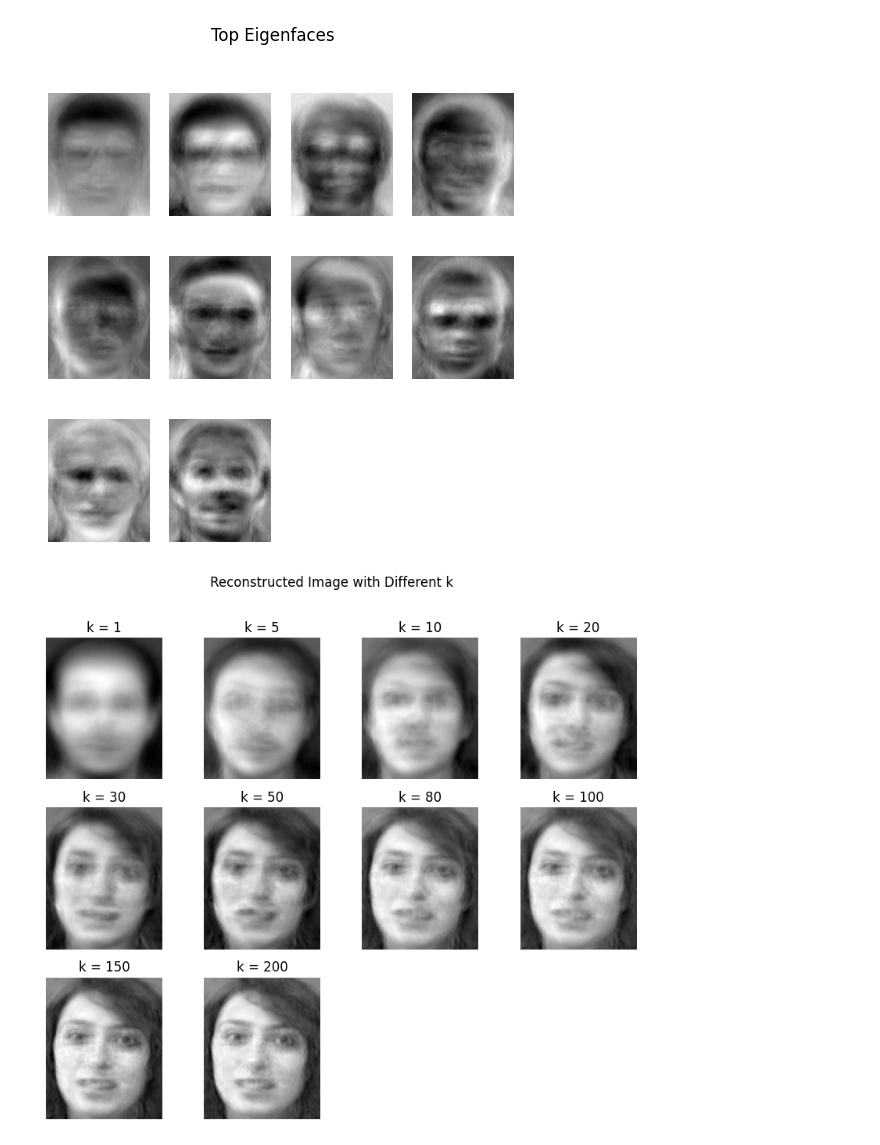
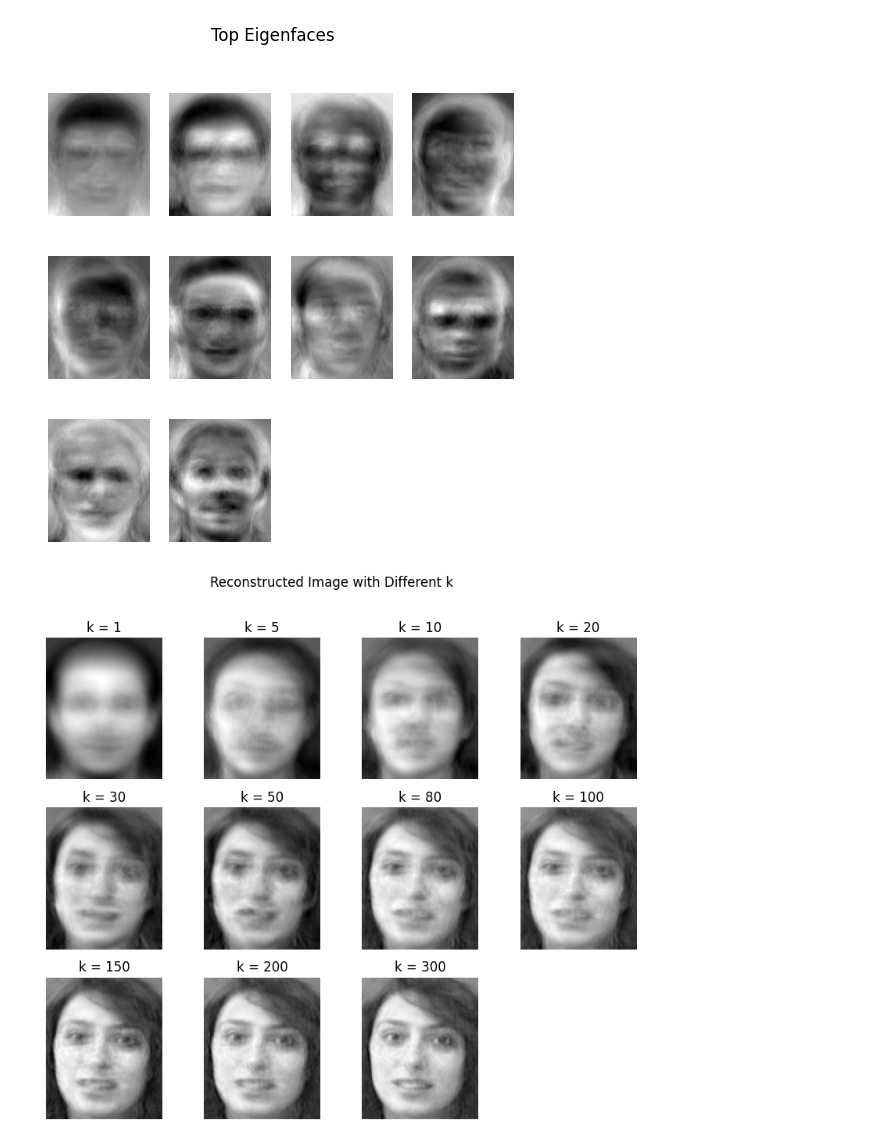
Before and after one commit to Masters-Halmstad/Math_Lab_1, a Jupyter notebook: part1.ipynb, the cells around one changed output. Drawn from its saved outputs; the diff is of its cells as text; code cells hidden in the pictures.

```diff
--- a/part1.ipynb
+++ b/part1.ipynb
@@ -149,23 +125,23 @@ def pca_reconstruct(U, S, Vt, mean_image, k):
 # %%
 # Comparing the different k values
-k_values = [1,5,10,20,30,50,80,100,150,200]
+k_values = [1, 5, 10, 20, 30, 50, 80, 100, 150, 200, 300]
 
 set_number = 8
 
 img_index = (set_number - 1) * 10
 plt.figure(figsize=(10,8))
 
 for i, k in enumerate(k_values):
     recon = reconstruct_image(X_centered[img_index], mean_face, Vt, k)
     plt.subplot(3,4,i+1)
     plt.imshow(recon.reshape(h,w), cmap='gray')
     plt.title(f"k = {k}")
     plt.axis('off')
 
 plt.suptitle("Reconstructed Image with Different k")
 plt.show()
 # %% [output]
-[figure, old version]
+[figure, new version]
 # %% [markdown]
 # Analysis
 <ol>
```
Also changed, not shown: parts of 9 cells of this notebook.
